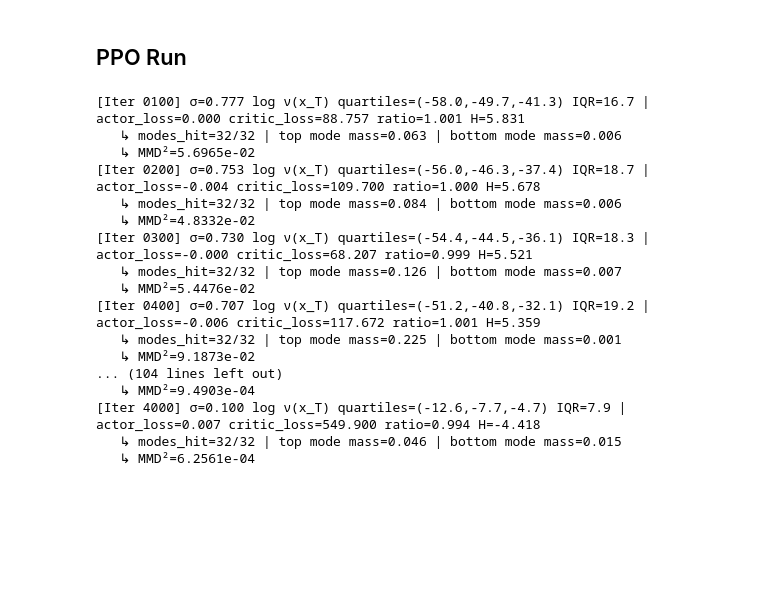
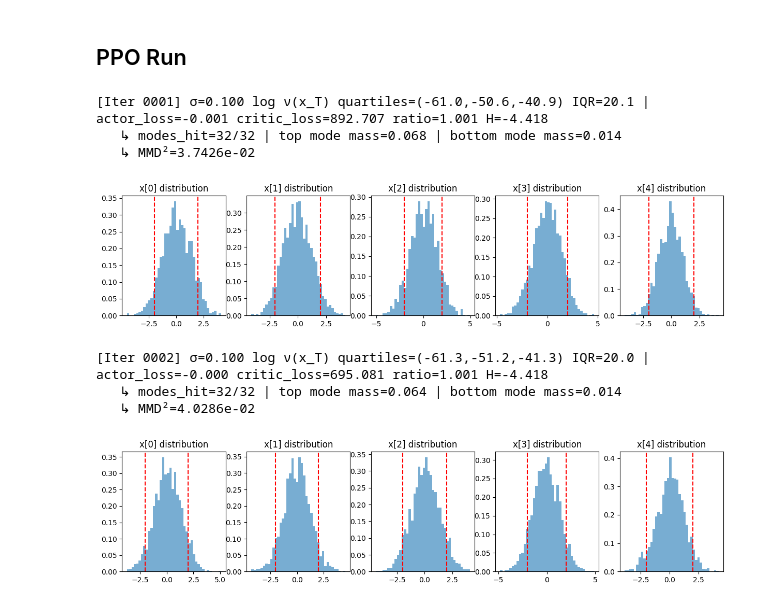
Before and after one commit to vitchun/DSA4288, a Jupyter notebook: RL for Sampling/Many Well.ipynb, the cells around one changed output. Drawn from its saved outputs; the diff is of its cells as text; code cells hidden in the pictures; blank space fills up the shorter version.

Commit message:
Update and Finalize code

```diff
--- a/RL for Sampling/Many Well.ipynb
+++ b/RL for Sampling/Many Well.ipynb
@@ -99,10 +99,11 @@ def terminal_reward(x_T):
 # =========================================================
 # 2. RLFS transition
 # =========================================================
-SIGMA_INIT = 0.8
+SIGMA_INIT = 0.1
 SIGMA_FINAL = 0.1
 ENTROPY_COEF = 0.01
 T_HORIZON = 32
+FREEZE = 500
 
 def env_step(key, x_t, t_frac, mu_t, sigma, sigma_ref):
     """Stable forward/backward KL reward step."""
@@ -134,12 +135,18 @@ class Actor(nn.Module):
     D: int
     hidden: int = 256
     @nn.compact
-    def __call__(self, x, t_frac):
-        h = jnp.concatenate([x, t_frac], axis=-1)
-        h = nn.tanh(nn.Dense(self.hidden)(h))
-        h = nn.tanh(nn.Dense(self.hidden)(h))
-        mu = nn.Dense(self.D)(h)
-        return mu
+    def __call__(self, x, t):
+        h = jnp.concatenate([x, t], axis=-1)
+        h = nn.tanh(nn.Dense(self.hidden,
+                             kernel_init=nn.initializers.normal(1e-1),
+                             bias_init=nn.initializers.zeros)(h))
+        h = nn.tanh(nn.Dense(self.hidden,
+                             kernel_init=nn.initializers.normal(1e-1),
+                             bias_init=nn.initializers.zeros)(h))
+        out = nn.Dense(self.D,
+                       kernel_init=nn.initializers.normal(1e-3),
+                       bias_init=nn.initializers.zeros)(h)
+        return out
 
 class Critic(nn.Module):
     hidden: int = 256
@@ -216,7 +223,7 @@ def rollout_episode(rng, actor_params, critic_params,
                     actor_apply, critic_apply,
                     BATCH, D, T, sigma, sigma_ref):
     rng, key_init = random.split(rng)
-    x0 = 2.0 * random.normal(key_init, (BATCH, D))
+    x0 = random.normal(key_init, (BATCH, D))
 
     def body(carry, t_idx):
         rng, x_t = carry
@@ -293,12 +300,27 @@ def ppo_loss(actor_params, critic_params, batch, actor_apply, critic_apply,
 # =========================================================
 # 6. Annealing Schedules
 # =========================================================
-def sigma_schedule(it, sigma_init=SIGMA_INIT, sigma_final=SIGMA_FINAL, freeze_iter=3000):
+def sigma_schedule(it, sigma_init=SIGMA_INIT, sigma_final=SIGMA_FINAL, freeze_iter=FREEZE):
     frac = jnp.clip(it / freeze_iter, 0.0, 1.0)
     return sigma_init + frac * (sigma_final - sigma_init)
 
-def entropy_coef_schedule(it, warmup_iter=500, base_coef=0.01, boosted_coef=0.05):
+def entropy_coef_schedule(it, warmup_iter=500, base_coef=0.05, boosted_coef=0.01):
     return jnp.where(it < warmup_iter, base_coef, boosted_coef)
+
+import matplotlib.pyplot as plt
+import jax.numpy as jnp
+
+def plot_dim_histograms(x_T, delta=4.0):
+    D = x_T.shape[1]
+    fig, axes = plt.subplots(1, D, figsize=(3*D, 3))
+    for d in range(D):
+        axes[d].hist(x_T[:, d], bins=40, density=True, alpha=0.6)
+        axes[d].axvline(jnp.sqrt(delta), color='red', linestyle='--')
+        axes[d].axvline(-jnp.sqrt(delta), color='red', linestyle='--')
+        axes[d].set_title(f"x[{d}] distribution")
+    plt.show()
+
+
 
 # =========================================================
 # 7. Training
@@ -375,52 +397,46 @@ def train_manywell_ppo(rng_key=random.PRNGKey(0), D=5, BATCH=1024, T=T_HORIZON,
                 actor_state, critic_state, aux = ppo_update(actor_state.replace(sigma=sigma_now),
                                                             critic_state, minibatch,
                                                             sigma_now, ent_coef)
-        if it % 100 == 0:
+        if it % 100 == 0 or it <= 5:
             q1, q2, q3 = jnp.percentile(logpi_T, jnp.array([25,50,75]))
             iqr = q3 - q1
             print(f"[Iter {it:04d}] σ={sigma_now:.3f} log ν(x_T) quartiles=({q1:.1f},{q2:.1f},{q3:.1f}) "
                   f"IQR={iqr:.1f} | actor_loss={aux['actor_loss']:.3f} "
                   f"critic_loss={aux['critic_loss']:.3f} ratio={aux['ratio_mean']:.3f} H={aux['entropy']:.3f}")
             model_eval, ref_eval = x_T[:1000], ref_samples_5d[:1000]
             mmd2_val = float(mmd_unbiased_rbf(model_eval, ref_eval))
             n_modes, freq = mode_coverage_stats(x_T, D)
             top, bottom = jnp.sort(freq)[-1], jnp.sort(freq)[0]
             print(f"   ↳ modes_hit={int(n_modes)}/{2**D} | top mode mass={float(top):.3f} | bottom mode mass={float(bottom):.3f}")
             print(f"   ↳ MMD²={mmd2_val:.4e}")
 
+            # Example usage in training loop (when you print stats):
+            plot_dim_histograms(x_T, delta=DELTA)
+
     return actor_state, critic_state
 
 # =========================================================
 # MAIN
 # =========================================================
 if __name__ == "__main__":
     actor_state, critic_state = train_manywell_ppo(
         rng_key=random.PRNGKey(0),
         D=D,
-        BATCH=1024,
+        BATCH=2048,
         T=50,
-        actor_lr=1e-4,
-        critic_lr=1e-4,
+        actor_lr=5e-5,
+        critic_lr=5e-5,
         ppo_epochs=4,
         clip_eps=0.2,
-        NITER=4000,
+        NITER=1000,
         MINIBATCH=5000
     )
 # %% [output]
-[Iter 0100] σ=0.777 log ν(x_T) quartiles=(-58.0,-49.7,-41.3) IQR=16.7 | actor_loss=0.000 critic_loss=88.757 ratio=1.001 H=5.831
-   ↳ modes_hit=32/32 | top mode mass=0.063 | bottom mode mass=0.006
-   ↳ MMD²=5.6965e-02
-[Iter 0200] σ=0.753 log ν(x_T) quartiles=(-56.0,-46.3,-37.4) IQR=18.7 | actor_loss=-0.004 critic_loss=109.700 ratio=1.000 H=5.678
-   ↳ modes_hit=32/32 | top mode mass=0.084 | bottom mode mass=0.006
-   ↳ MMD²=4.8332e-02
-[Iter 0300] σ=0.730 log ν(x_T) quartiles=(-54.4,-44.5,-36.1) IQR=18.3 | actor_loss=-0.000 critic_loss=68.207 ratio=0.999 H=5.521
-   ↳ modes_hit=32/32 | top mode mass=0.126 | bottom mode mass=0.007
-   ↳ MMD²=5.4476e-02
-[Iter 0400] σ=0.707 log ν(x_T) quartiles=(-51.2,-40.8,-32.1) IQR=19.2 | actor_loss=-0.006 critic_loss=117.672 ratio=1.001 H=5.359
-   ↳ modes_hit=32/32 | top mode mass=0.225 | bottom mode mass=0.001
-   ↳ MMD²=9.1873e-02
-... (104 lines left out)
-   ↳ MMD²=9.4903e-04
-[Iter 4000] σ=0.100 log ν(x_T) quartiles=(-12.6,-7.7,-4.7) IQR=7.9 | actor_loss=0.007 critic_loss=549.900 ratio=0.994 H=-4.418
-   ↳ modes_hit=32/32 | top mode mass=0.046 | bottom mode mass=0.015
-   ↳ MMD²=6.2561e-04
+[Iter 0001] σ=0.100 log ν(x_T) quartiles=(-61.0,-50.6,-40.9) IQR=20.1 | actor_loss=-0.001 critic_loss=892.707 ratio=1.001 H=-4.418
+   ↳ modes_hit=32/32 | top mode mass=0.068 | bottom mode mass=0.014
+   ↳ MMD²=3.7426e-02
+[figure, added]
+[Iter 0002] σ=0.100 log ν(x_T) quartiles=(-61.3,-51.2,-41.3) IQR=20.0 | actor_loss=-0.000 critic_loss=695.081 ratio=1.001 H=-4.418
+   ↳ modes_hit=32/32 | top mode mass=0.064 | bottom mode mass=0.014
+   ↳ MMD²=4.0286e-02
+[figure, added]
```
Also changed, not shown: parts of 5 cells of this notebook, 3 other files.
